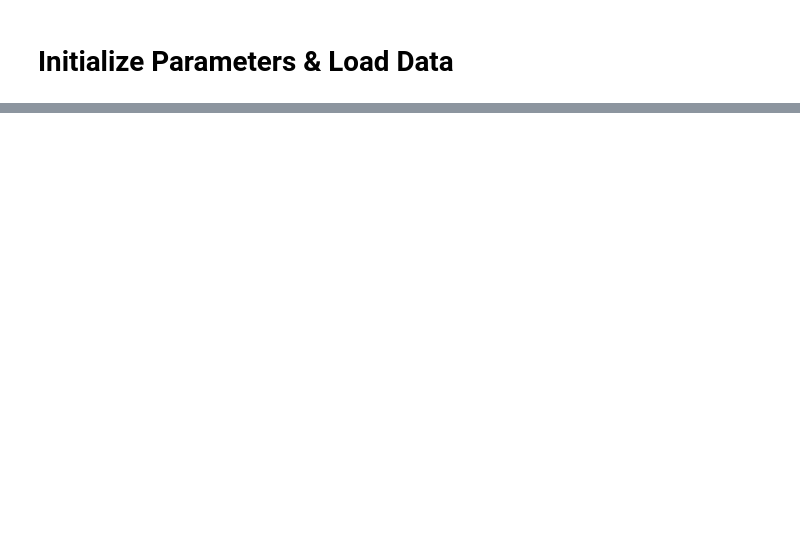
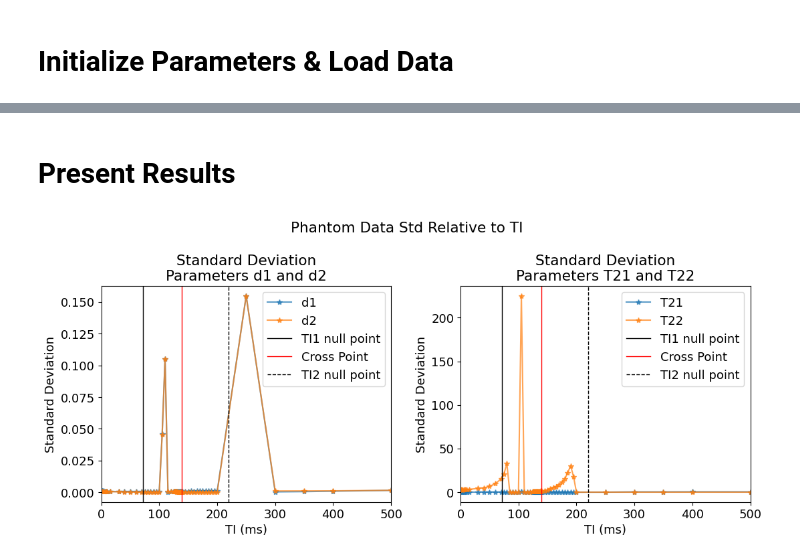
Before and after one commit to Griffin997/Stabilization, a Jupyter notebook: Nullpoint_PhantomGel.ipynb, the cells around one changed output, grey strips where cells are left out. Saved outputs shown, nothing was run; the diff lists cells and outputs as text; code cells hidden in the pictures; blank space fills up the shorter version.

```diff
--- a/Nullpoint_PhantomGel.ipynb
+++ b/Nullpoint_PhantomGel.ipynb
@@ -29,0 +283,38 @@ TI_int = [float(elem) for elem in TI_num]
+# %%
+param_array_4p = np.zeros((len(TI_array),noise_realizations,4))
+param_array_2p = np.zeros((len(TI_array),noise_realizations,2))
+RSS_4p = np.zeros((len(TI_array),noise_realizations))
+RSS_2p = np.zeros((len(TI_array),noise_realizations))
+std_array_4p = np.zeros((len(TI_array),4))
+std_array_2p = np.zeros((len(TI_array),2))
+for iTI in trange(len(TI_array)):
+    TI_oi = TI_array[iTI]
+    data_TI = raw_data[:,iTI,:]
+    data_TI_order= np.transpose(data_TI)
+    param_array_4p[iTI,:,:], RSS_4p[iTI,:] = estimate_params(TI_oi, TE_sequence, data_TI_order, S_biX_4p)
+    param_array_2p[iTI,:,:], RSS_2p[iTI,:] = estimate_params(TI_oi, TE_sequence, data_TI_order, S_moX_2p)
+    std_array_4p[iTI,:] = calc_std(param_array_4p[iTI,:,:],[0,1,2,3])
+    std_array_2p[iTI,:] = calc_std(param_array_2p[iTI,:,:],[0,1])
+# %% [markdown]
+# Present Results
+# %%
+estParams = get_param_list(S_biX_4p)
+
+plt.rc('font', size = 13)
+fig, ax = plt.subplots(1,2, figsize=(11,5), tight_layout=True)
+fig.suptitle('Phantom Data Std Relative to TI')
+for i in range(2):
+    ax[i].plot(TI_array, std_array_4p[:,2*i], label = estParams[2*i], alpha = 0.7, marker = '*')
+    ax[i].plot(TI_array, std_array_4p[:,2*i+1], label = estParams[2*i+1], alpha = 0.7, marker = '*')
+    # ax[i].plot(TI_array,mono_std[:,i], label = MonoTitle[i], alpha = 0.7)
+    ax[i].axvline(x=TI1star, linewidth=1, label= r'TI1 null point', color='k')
+    ax[i].axvline(x=139, linewidth=1, label= r'Cross Point', color='r')
+    ax[i].axvline(x=TI2star, linewidth=1, label= r'TI2 null point', color='k', ls = '--')
+    ax[i].set_xlabel('TI (ms)')
+    ax[i].set_ylabel('Standard Deviation')
+    ax[i].set_title('Standard Deviation' + '\nParameters ' + estParams[2*i] + ' and ' + estParams[2*i+1])
+    ax[i].legend()
+    ax[i].set_xlim([0,500])
+plt.show()
+# %% [output]
+[figure, added]
```
Also changed, not shown: parts of 18 cells of this notebook.
